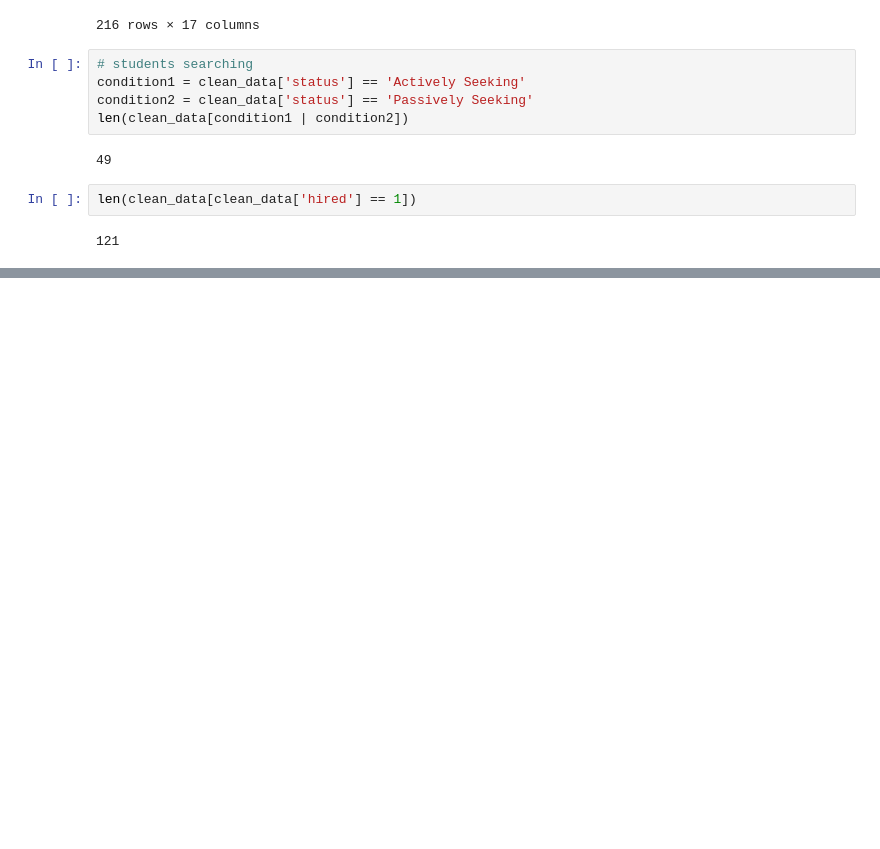
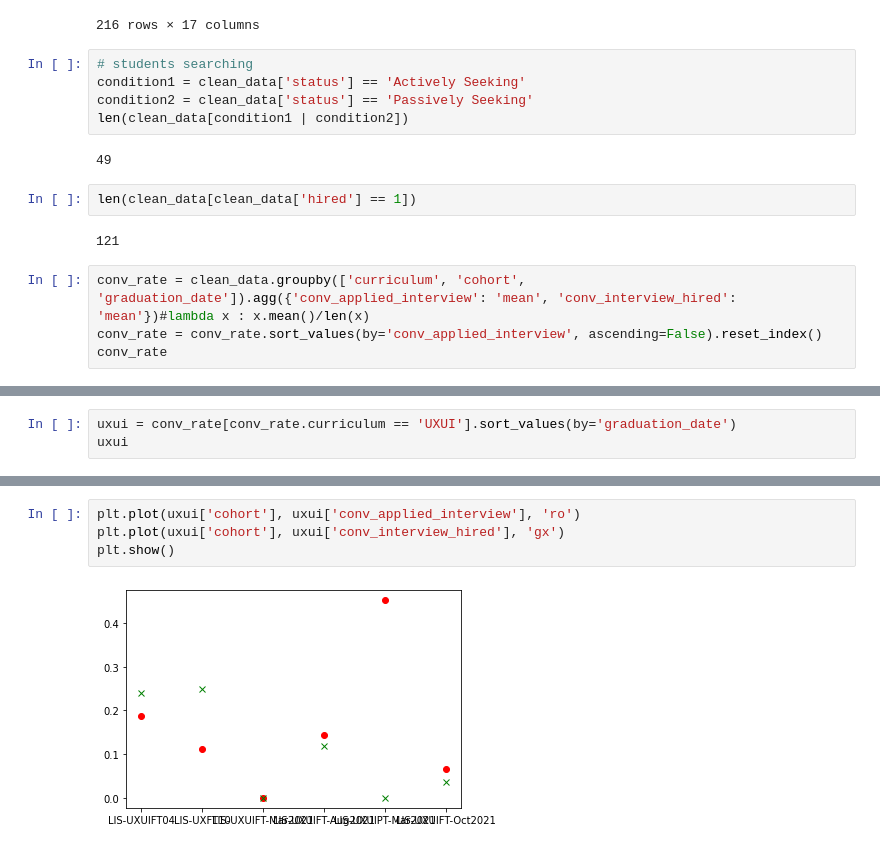
Before and after one commit to calvinhus/statistics_project, a Jupyter notebook: data_cleaning.ipynb, the cells around one changed output, grey strips where cells are left out. Saved outputs shown, nothing was run; the diff lists cells and outputs as text; blank space fills up the shorter version.

```diff
--- a/data_cleaning.ipynb
+++ b/data_cleaning.ipynb
@@ -255,3 +257,7 @@ len(clean_data[condition1 | condition2])
 len(clean_data[clean_data['hired'] == 1])
 # %% [output]
 121
+# %%
+conv_rate = clean_data.groupby(['curriculum', 'cohort', 'graduation_date']).agg({'conv_applied_interview': 'mean', 'conv_interview_hired': 'mean'})#lambda x : x.mean()/len(x)
+conv_rate = conv_rate.sort_values(by='conv_applied_interview', ascending=False).reset_index()
+conv_rate
@@ -257,0 +282,3 @@ len(clean_data[clean_data['hired'] == 1])
+# %%
+uxui = conv_rate[conv_rate.curriculum == 'UXUI'].sort_values(by='graduation_date')
+uxui
@@ -257,0 +293,6 @@ len(clean_data[clean_data['hired'] == 1])
+# %%
+plt.plot(uxui['cohort'], uxui['conv_applied_interview'], 'ro')
+plt.plot(uxui['cohort'], uxui['conv_interview_hired'], 'gx')
+plt.show()
+# %% [output]
+[figure, added]
```
Also changed, not shown: parts of 12 cells of this notebook, 3 other files.
